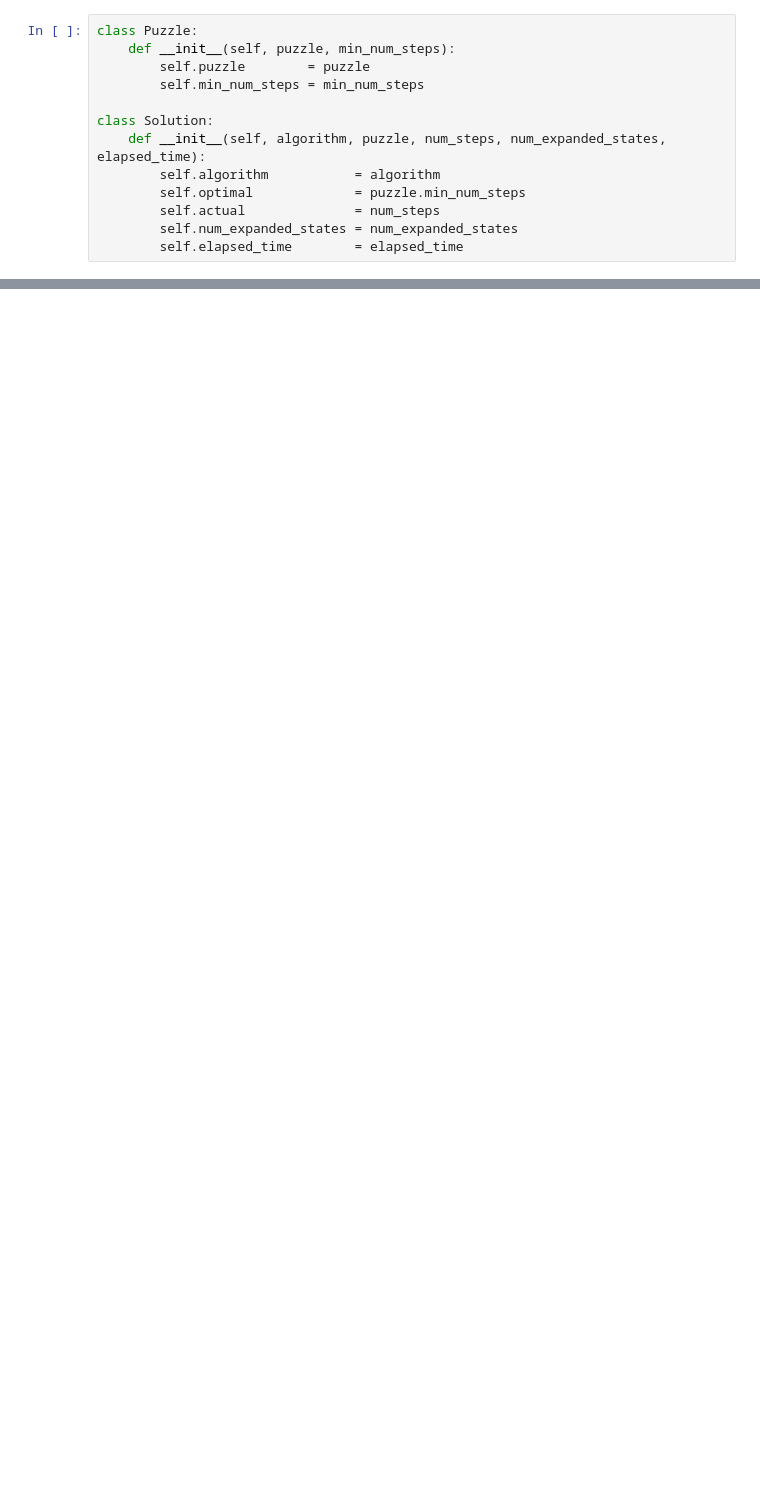
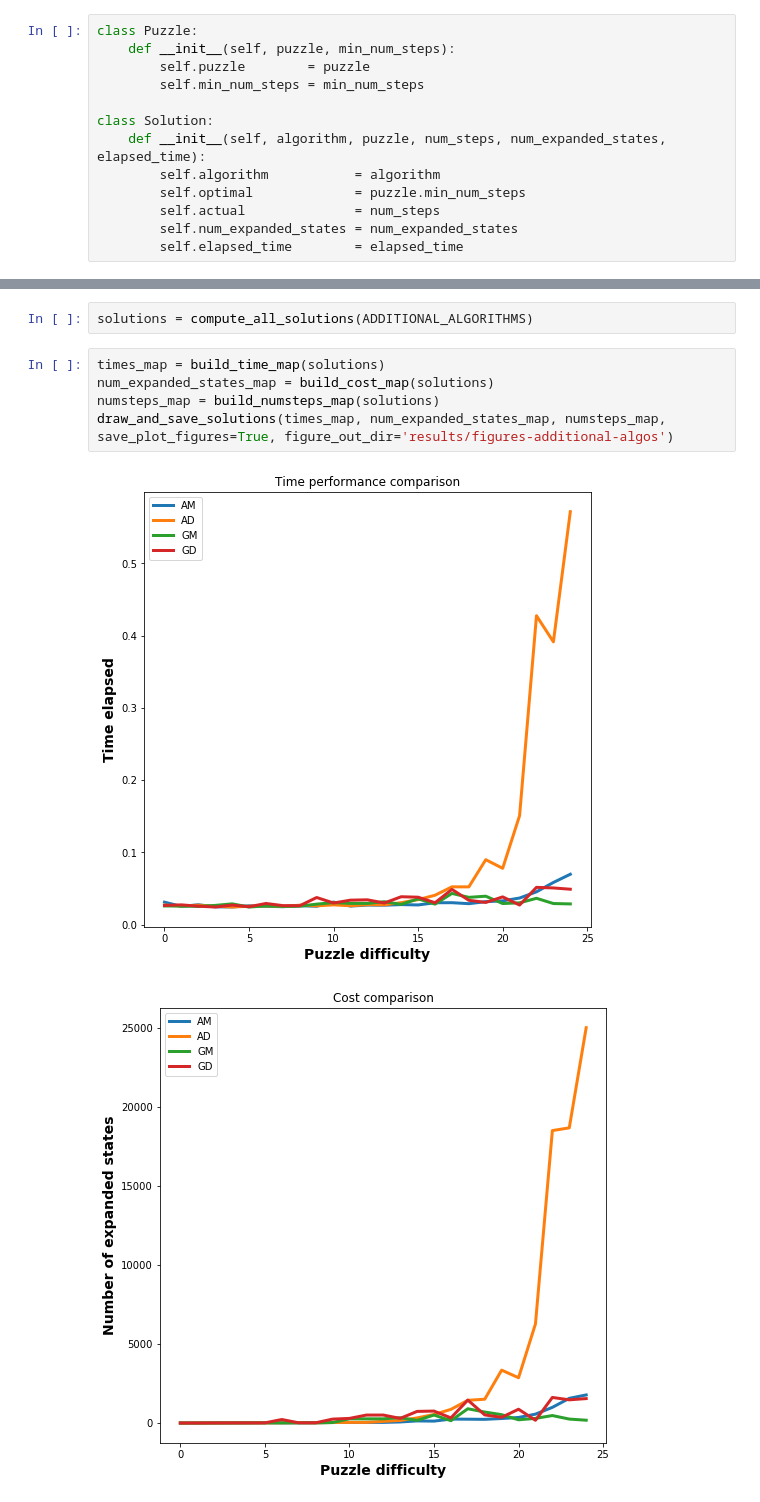
Before and after one commit to Yowgf/8puzzle-solver, a Jupyter notebook: algo-analysis.ipynb, the cells around one changed output, grey strips where cells are left out. Saved outputs shown, nothing was run; the diff lists cells and outputs as text; blank space fills up the shorter version.

```diff
--- a/algo-analysis.ipynb
+++ b/algo-analysis.ipynb
@@ -112,0 +153,10 @@ NameError: name 'os' is not defined
+# %%
+solutions = compute_all_solutions(ADDITIONAL_ALGORITHMS)
+# %%
+times_map = build_time_map(solutions)
+num_expanded_states_map = build_cost_map(solutions)
+numsteps_map = build_numsteps_map(solutions)
+draw_and_save_solutions(times_map, num_expanded_states_map, numsteps_map, save_plot_figures=True, figure_out_dir='results/figures-additional-algos')
+# %% [output]
+[figure, added]
+[figure, added]
```
Also changed, not shown: parts of 5 cells of this notebook, 12 other files.
